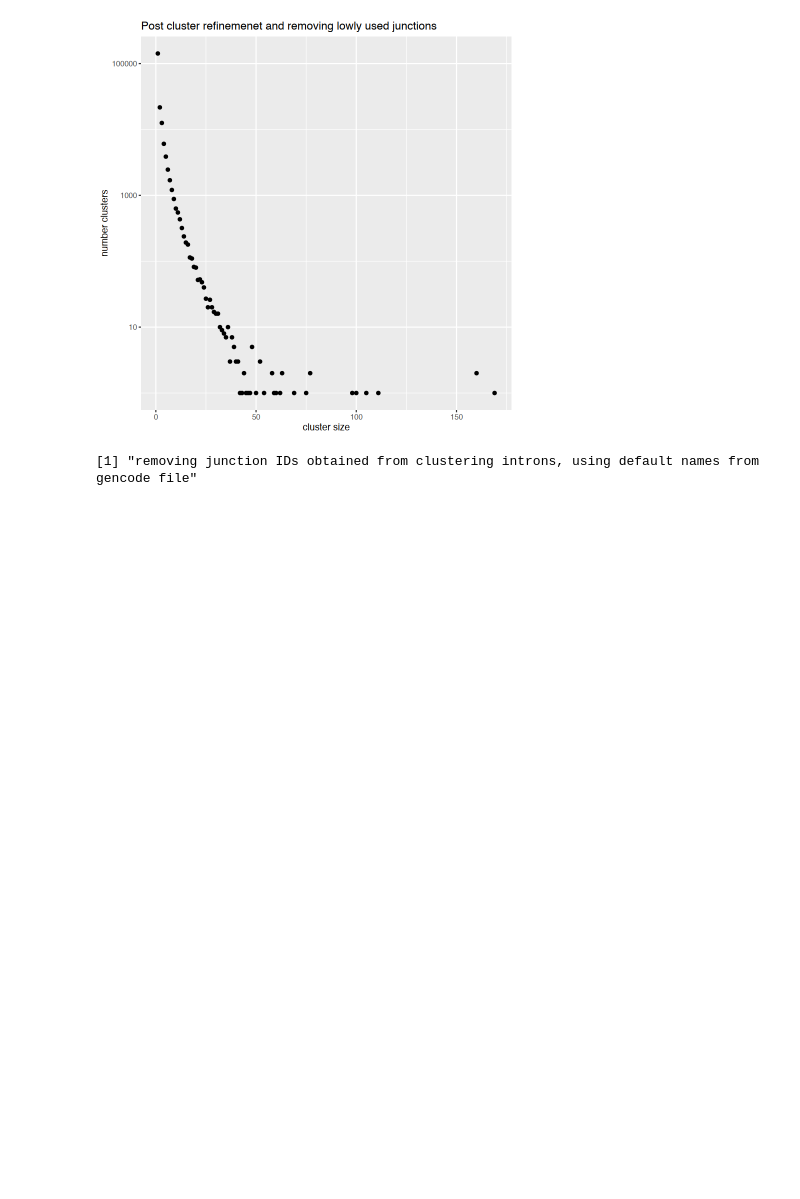
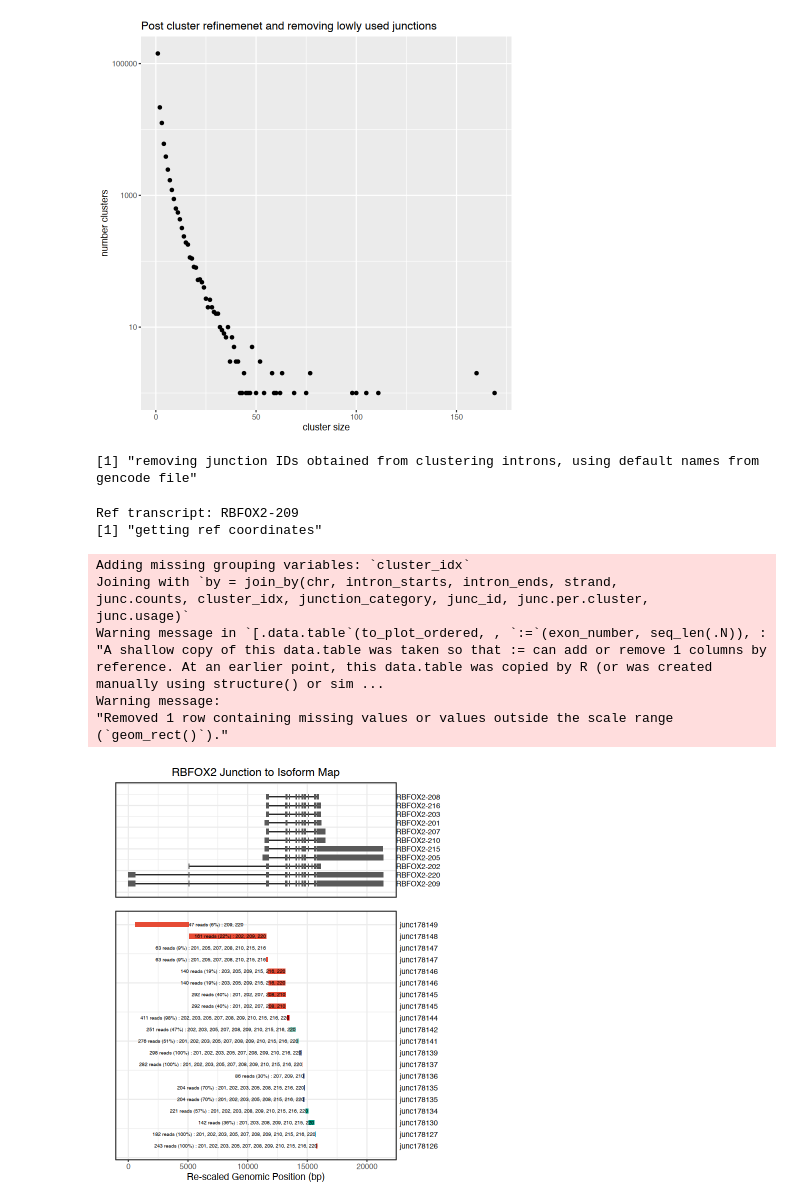
Before and after one commit to daklab/isoviz, a Jupyter notebook: examples/CSDE1_example.ipynb, the cells around one changed output. Saved outputs shown, nothing was run; the diff lists cells and outputs as text; code cells hidden in the pictures; blank space fills up the shorter version.

```diff
--- a/examples/CSDE1_example.ipynb
+++ b/examples/CSDE1_example.ipynb
@@ -42,3 +44,25 @@ include_specific_junctions = c("junc14350", "junc14344", "junc14341", "junc14340
+# %%
+isoviz_plot_juncs_to_iso(mapped_junctions, gene_exons, gene_introns,
+                                    cell_type = "hESC",
+                                    #include_specific_isoforms = include_specific_isoforms,
+                                    #include_specific_junctions = include_specific_junctions,
+                                    junc_usage = 5, #min junc usage to be included
+                                    intron_scale = "yes",
+                                    intron_scale_width = 20
+                                    )
+# %% [output]
+Ref transcript: RBFOX2-209
+[1] "getting ref coordinates"
+Adding missing grouping variables: `cluster_idx`
+Joining with `by = join_by(chr, intron_starts, intron_ends, strand,
+junc.counts, cluster_idx, junction_category, junc_id, junc.per.cluster,
+junc.usage)`
+Warning message in `[.data.table`(to_plot_ordered, , `:=`(exon_number, seq_len(.N)), :
+"A shallow copy of this data.table was taken so that := can add or remove 1 columns by reference. At an earlier point, this data.table was copied by R (or was created manually using structure() or sim ...
+Warning message:
+"Removed 1 row containing missing values or values outside the scale range
+(`geom_rect()`)."
+[figure, added]
 # %%
 isoviz_plot_juncs_to_iso(mapped_junctions, gene_exons, gene_introns,
                                     cell_type = "hESC",
```
Also changed, not shown: parts of 8 cells of this notebook, 1 other file.
